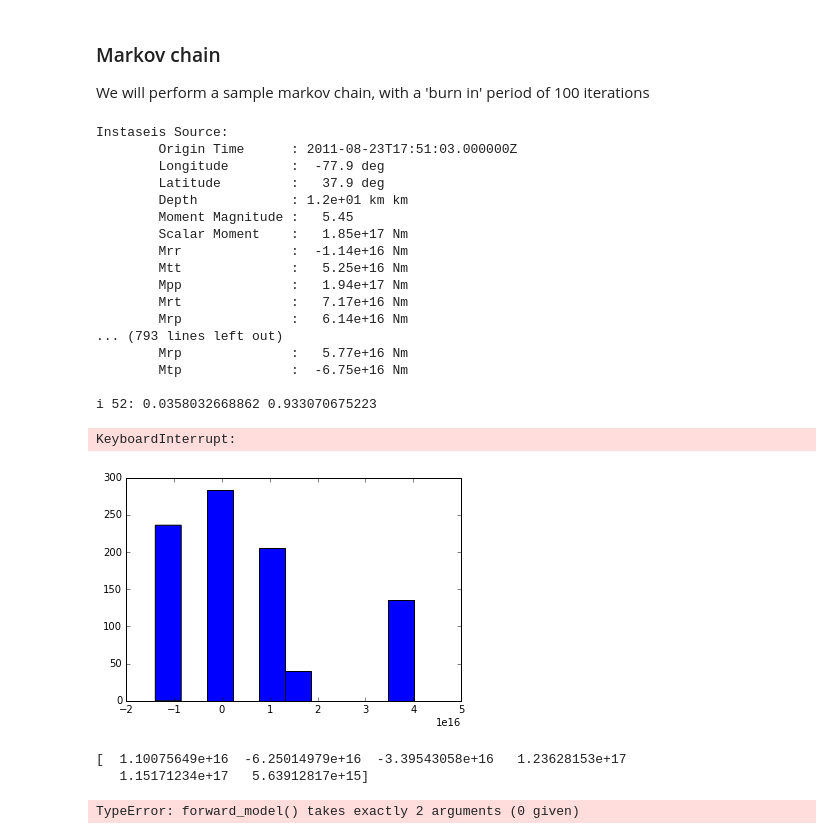
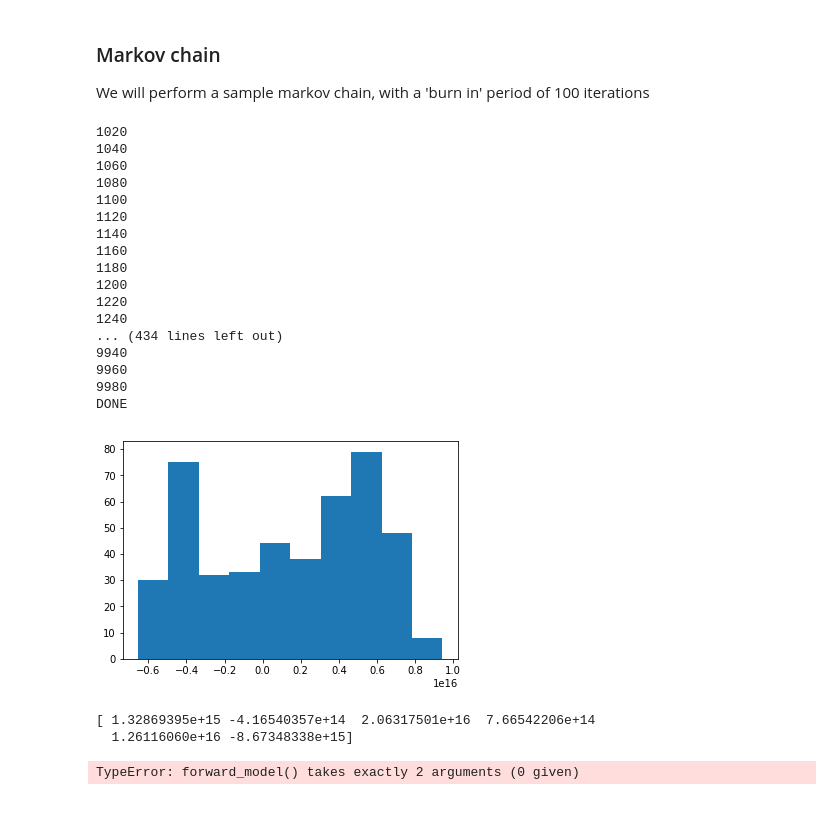
Before and after one commit to romaguir/mcmcmt, a Jupyter notebook: example_1.ipynb, the cells around one changed output. Cells and saved outputs as stored; diff of their text form; code cells hidden in the pictures; blank space fills up the shorter version.

```diff
--- a/example_1.ipynb
+++ b/example_1.ipynb
@@ -49,7 +49,8 @@ def window_stream(stream,source,receiver,phase,t_start,t_end,taup_model):
         windowed_tr = tr.slice(starttime=starttime,endtime=endtime)
         st_new += windowed_tr
 
-    return st_new.resample(1.0)
+    #return st_new.resample(1.0)
+    return st_new
 # %% [markdown]
 ### Sample moment tensor inversion with a single station (using synthetic data)
 
@@ -298,85 +298,89 @@ def likelihood(st_true,st_model,sigma=1e-4):
 We will perform a sample markov chain, with a 'burn in' period of 100 iterations
 # %%
 chain = []
-burn_in = 100
-iter_max = 1000
+burn_in = 10000
+iter_max = 100000
 
 #initialize a 'random' guess for the moment tensor. For a first test, the location parameters will be correct
 lon_test = lon_true
 lat_test = lat_true
 depth_test = depth_true
-model_current = [np.random.rand()*1E17,
-                 np.random.rand()*1E17,
-                 np.random.rand()*1E17,
-                 np.random.rand()*1E17,
-                 np.random.rand()*1E17,
-                 np.random.rand()*1E17]#,
+model_current = [(np.random.rand()-0.5)*1E16,
+                 (np.random.rand()-0.5)*1E16,
+                 (np.random.rand()-0.5)*1E16,
+                 (np.random.rand()-0.5)*1E16,
+                 (np.random.rand()-0.5)*1E16,
+                 (np.random.rand()-0.5)*1E16]#,
                  #lon_test,
                  #lat_test,
                  #depth_test]
+
+#TEST WITH SOMETHING CLOSE TO REAL SOLUTION
+#model_current = [4E16,-8E16,-1.2E17,-4.7E17,-3.5E15,2.7E14]
+
 st_current = forward_model(model_current,receiver)
 likelihood_current = likelihood(st_true,st_current)
 
 for i in range(0,iter_max):
     #model_proposed = [model + 0.1*(np.random.rand()-0.5) for model in model_current]
     #model_proposed = [model + 1.0e16*(np.random.rand()-0.5) for model in model_current]
-    model_proposed = [model + 1.0e16*(np.random.rand()-0.5) for model in model_current]
+    model_proposed = [model + 1.0e15*(np.random.rand()-0.5) for model in model_current]
     st_proposed = forward_model(model_proposed, receiver)
     likelihood_proposed = likelihood(st_true,st_proposed)
     #print likelihood_proposed, likelihood_current
     #ratio = np.exp(likelihood_proposed - likelihood_current)
     r = np.random.rand()
-    print 'i {}:'.format(i),likelihood_proposed,r
+    #print 'i {}:'.format(i),likelihood_proposed,r
     if likelihood_proposed > r:
         model_current = model_proposed
         likelihood_current = likelihood_proposed
-    if i > burn_in:
+    if i > burn_in and i%50. == 0:
         chain.append(model_current)
+        print i
 
 print 'DONE'
 # %% [output]
-Instaseis Source:
-        Origin Time      : 2011-08-23T17:51:03.000000Z
-        Longitude        :  -77.9 deg
-        Latitude         :   37.9 deg
-        Depth            : 1.2e+01 km km
-        Moment Magnitude :   5.45
-        Scalar Moment    :   1.85e+17 Nm
-        Mrr              :  -1.14e+16 Nm
-        Mtt              :   5.25e+16 Nm
-        Mpp              :   1.94e+17 Nm
-        Mrt              :   7.17e+16 Nm
-        Mrp              :   6.14e+16 Nm
-... (793 lines left out)
-        Mrp              :   5.77e+16 Nm
-        Mtp              :  -6.75e+16 Nm
-
-i 52: 0.0358032668862 0.933070675223
+1020
+1040
+1060
+1080
+1100
+1120
+1140
+1160
+1180
+1200
+1220
+1240
+... (434 lines left out)
+9940
+9960
+9980
+DONE
-KeyboardInterrupt:
 # %%
 m_1_chain = []
 m_2_chain = []
 m_3_chain = []
 m_4_chain = []
 m_5_chain = []
 m_6_chain = []
 for i in range(0,len(chain)):
     m_1_chain.append(chain[i][0])
     m_2_chain.append(chain[i][1])
     m_3_chain.append(chain[i][2])
     m_4_chain.append(chain[i][3])
     m_5_chain.append(chain[i][4])
     m_6_chain.append(chain[i][5])
-plt.hist(m_6_chain)
+plt.hist(m_1_chain)
 plt.show()
 # %% [output]
-[figure, old version]
+[figure, new version]
 # %%
 model_avg = np.average(chain,axis=0)
 print model_avg
 # %% [output]
-[  1.10075649e+16  -6.25014979e+16  -3.39543058e+16   1.23628153e+17
-   1.15171234e+17   5.63912817e+15]
+[ 1.32869395e+15 -4.16540357e+14  2.06317501e+16  7.66542206e+14
+  1.26116060e+16 -8.67348338e+15]
 # %%
 map_1 = 1e17
 map_2 = 0.9e18
```
Also changed, not shown: parts of 9 cells of this notebook.
